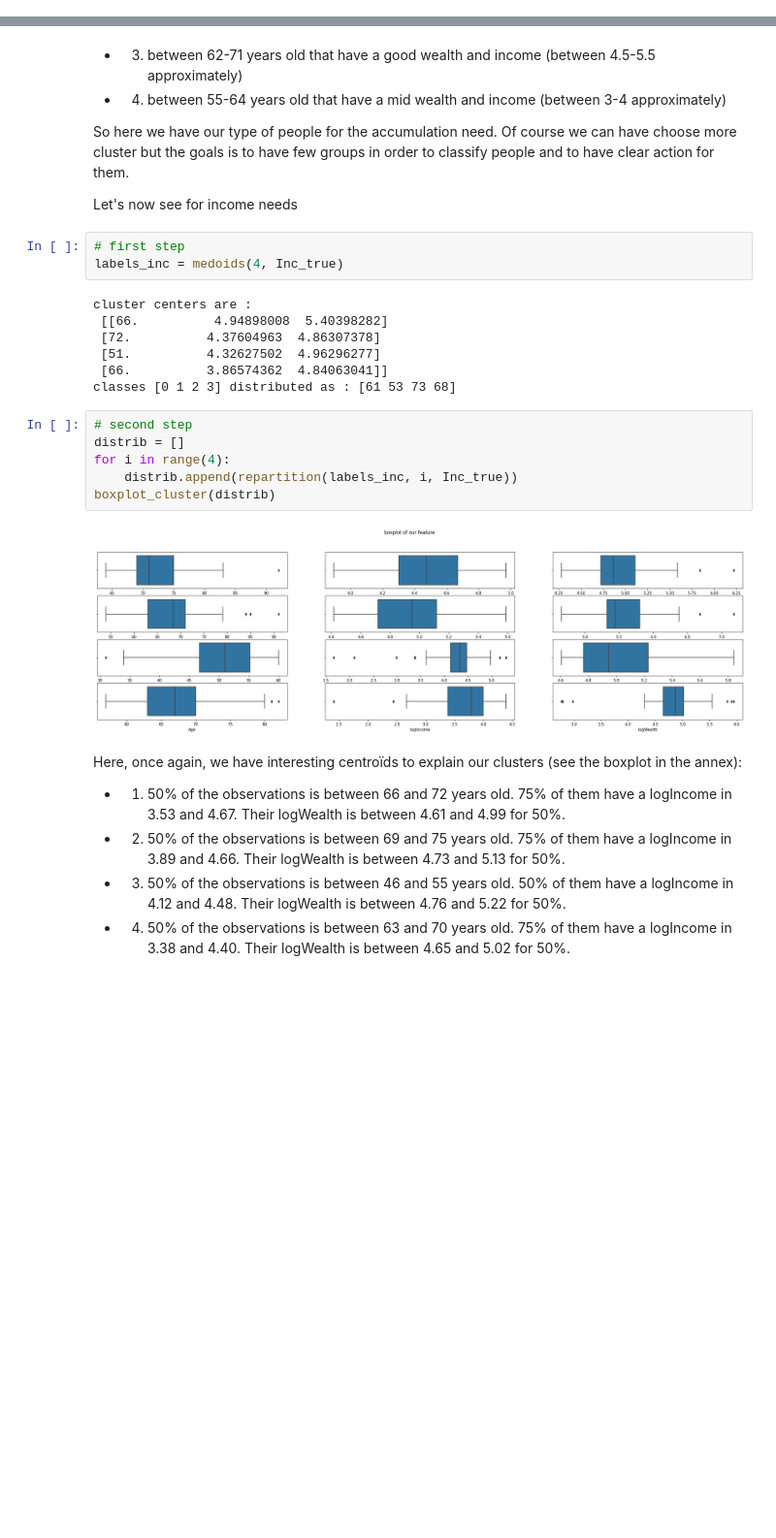
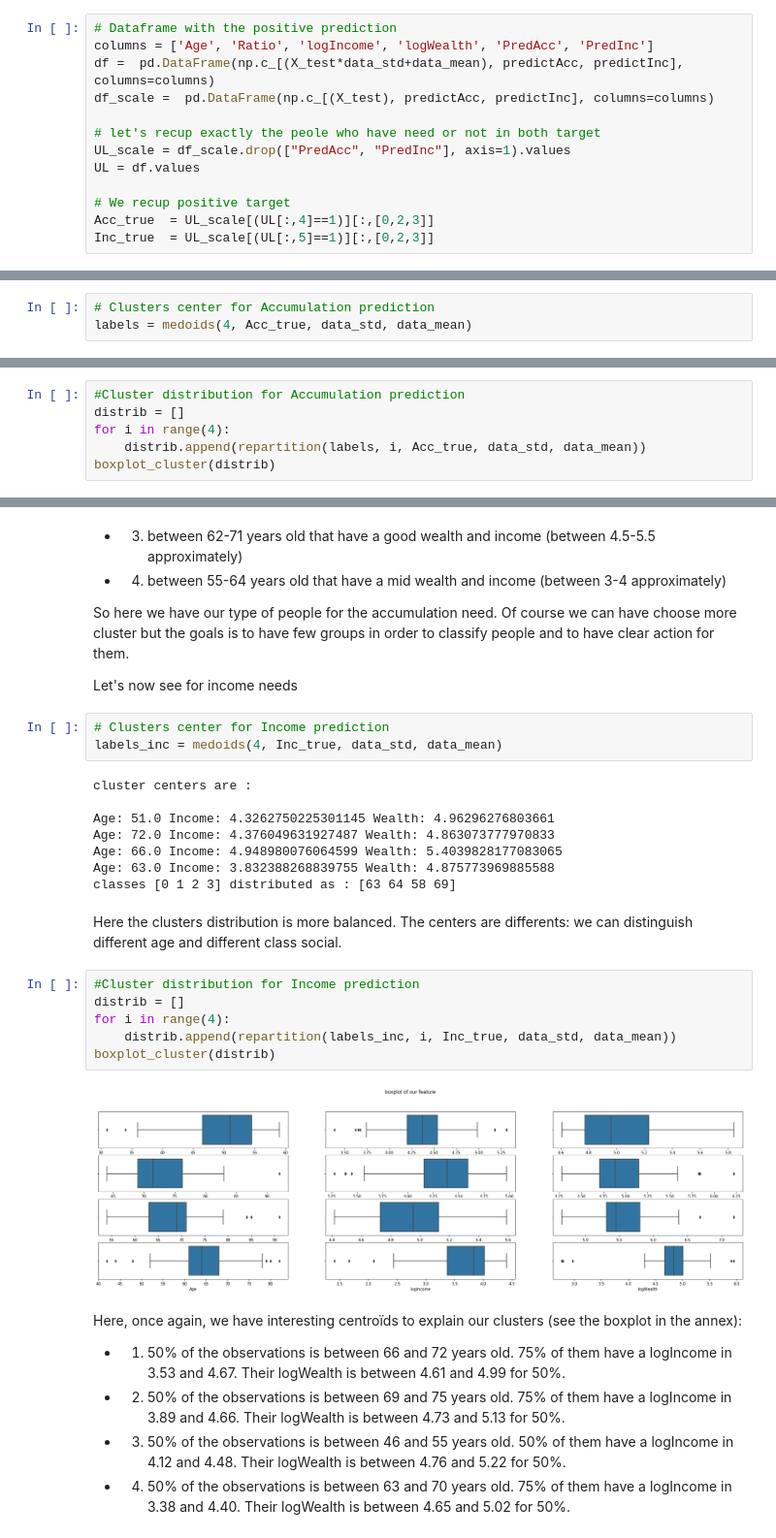
Before and after one commit to Emmalito/ML_BC2, a Jupyter notebook: notebook/4_Interpretability.ipynb, the cells around one changed output, grey strips where cells are left out. Shown at 97% size. Cells and saved outputs as stored; diff of their text form; blank space fills up the shorter version.

```diff
--- a/notebook/4_Interpretability.ipynb
+++ b/notebook/4_Interpretability.ipynb
@@ -293,0 +161,13 @@ boxplot_cluster(distrib)
+# %%
+# Dataframe with the positive prediction
+columns = ['Age', 'Ratio', 'logIncome', 'logWealth', 'PredAcc', 'PredInc']
+df =  pd.DataFrame(np.c_[(X_test*data_std+data_mean), predictAcc, predictInc], columns=columns)
+df_scale =  pd.DataFrame(np.c_[(X_test), predictAcc, predictInc], columns=columns)
+
+# let's recup exactly the peole who have need or not in both target
+UL_scale = df_scale.drop(["PredAcc", "PredInc"], axis=1).values
+UL = df.values
+
+# We recup positive target
+Acc_true  = UL_scale[(UL[:,4]==1)][:,[0,2,3]]
+Inc_true  = UL_scale[(UL[:,5]==1)][:,[0,2,3]]
@@ -293,0 +188,3 @@ boxplot_cluster(distrib)
+# %%
+# Clusters center for Accumulation prediction
+labels = medoids(4, Acc_true, data_std, data_mean)
@@ -293,0 +201,6 @@ boxplot_cluster(distrib)
+# %%
+#Cluster distribution for Accumulation prediction
+distrib = []
+for i in range(4):
+    distrib.append(repartition(labels, i, Acc_true, data_std, data_mean))
+boxplot_cluster(distrib)
@@ -302,23 +217,26 @@ So here we have our type of people for the accumulation need. Of course we can h
 
 Let's now see for income needs
 # %%
-# first step
-labels_inc = medoids(4, Inc_true)
+# Clusters center for Income prediction
+labels_inc = medoids(4, Inc_true, data_std, data_mean)
 # %% [output]
 cluster centers are :
- [[66.          4.94898008  5.40398282]
- [72.          4.37604963  4.86307378]
- [51.          4.32627502  4.96296277]
- [66.          3.86574362  4.84063041]]
-classes [0 1 2 3] distributed as : [61 53 73 68]
+
+Age: 51.0 Income: 4.3262750225301145 Wealth: 4.96296276803661
+Age: 72.0 Income: 4.376049631927487 Wealth: 4.863073777970833
+Age: 66.0 Income: 4.948980076064599 Wealth: 5.4039828177083065
+Age: 63.0 Income: 3.832388268839755 Wealth: 4.875773969885588
+classes [0 1 2 3] distributed as : [63 64 58 69]
+# %% [markdown]
+Here the clusters distribution is more balanced. The centers are differents: we can distinguish different age and different class social.
 # %%
-# second step
+#Cluster distribution for Income prediction
 distrib = []
 for i in range(4):
-    distrib.append(repartition(labels_inc, i, Inc_true))
+    distrib.append(repartition(labels_inc, i, Inc_true, data_std, data_mean))
 boxplot_cluster(distrib)
 # %% [output]
-[figure, old version]
+[figure, new version]
 # %% [markdown]
 Here, once again, we have interesting centroïds to explain our clusters (see the boxplot in the annex):
 - 1. 50% of the observations is between 66 and 72 years old. 75% of them have a logIncome in 3.53 and 4.67. Their logWealth is between 4.61 and 4.99 for 50%.
```
Also changed, not shown: parts of 53 cells of this notebook, 1 other file.
